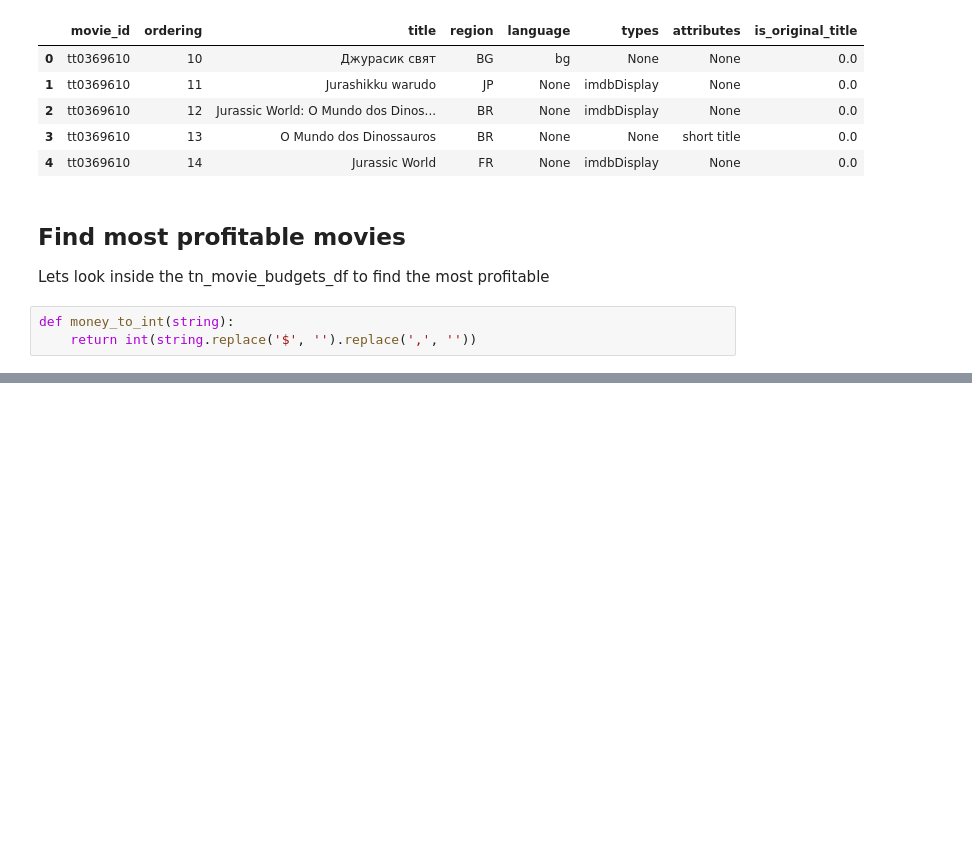
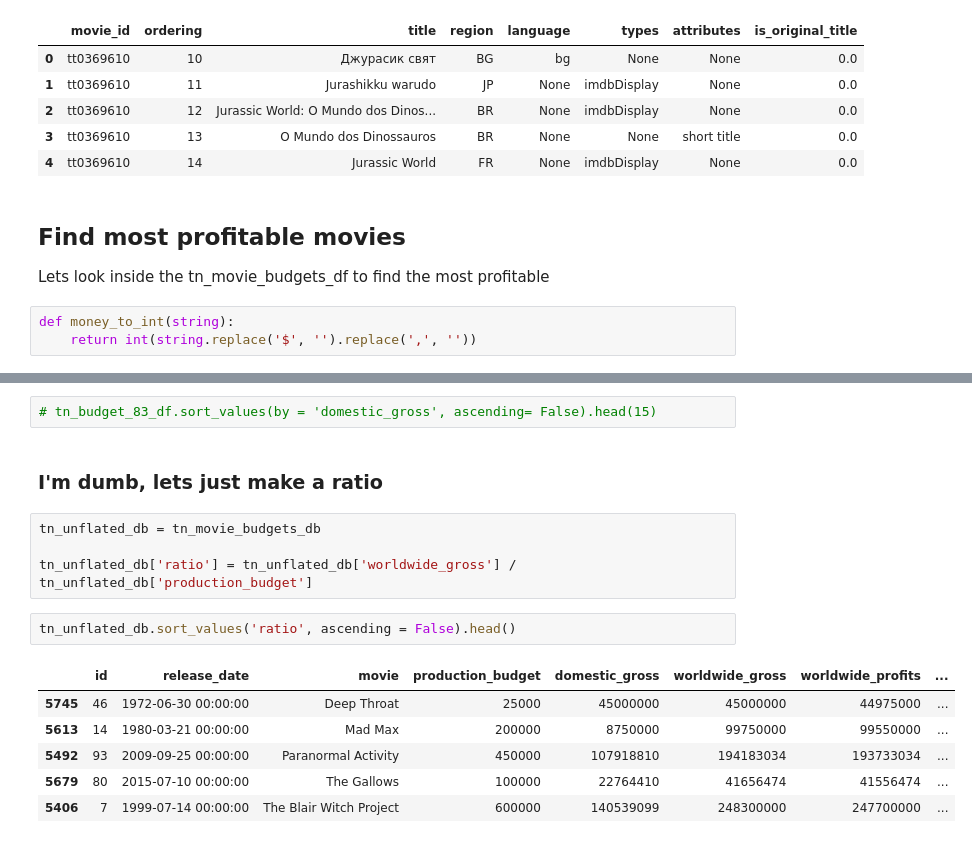
Before and after one commit to DanlBradley/dsc-phase-1-project-v2-3, a Jupyter notebook: alex.ipynb, the cells around one changed output, grey strips where cells are left out. Drawn from its saved outputs; the diff is of its cells as text; blank space fills up the shorter version.

```diff
--- a/alex.ipynb
+++ b/alex.ipynb
@@ -208,0 +272,17 @@ tn_movie_budgets_db.sort_values('worldwide_profits', ascending= False)
+# %%
+# tn_budget_83_df.sort_values(by = 'domestic_gross', ascending= False).head(15)
+# %% [markdown]
+### I'm dumb, lets just make a ratio
+# %%
+tn_unflated_db = tn_movie_budgets_db
+
+tn_unflated_db['ratio'] = tn_unflated_db['worldwide_gross'] / tn_unflated_db['production_budget']
+# %%
+tn_unflated_db.sort_values('ratio', ascending = False).head()
+# %% [output]
+|  | id | release_date | movie | production_budget | domestic_gross | worldwide_gross | worldwide_profits | ... |
+| 5745 | 46 | 1972-06-30 00:00:00 | Deep Throat | 25000 | 45000000 | 45000000 | 44975000 | ... |
+| 5613 | 14 | 1980-03-21 00:00:00 | Mad Max | 200000 | 8750000 | 99750000 | 99550000 | ... |
+| 5492 | 93 | 2009-09-25 00:00:00 | Paranormal Activity | 450000 | 107918810 | 194183034 | 193733034 | ... |
+| 5679 | 80 | 2015-07-10 00:00:00 | The Gallows | 100000 | 22764410 | 41656474 | 41556474 | ... |
+| 5406 | 7 | 1999-07-14 00:00:00 | The Blair Witch Project | 600000 | 140539099 | 248300000 | 247700000 | ... |
```
Also changed, not shown: parts of 22 cells of this notebook, 1 other file.
